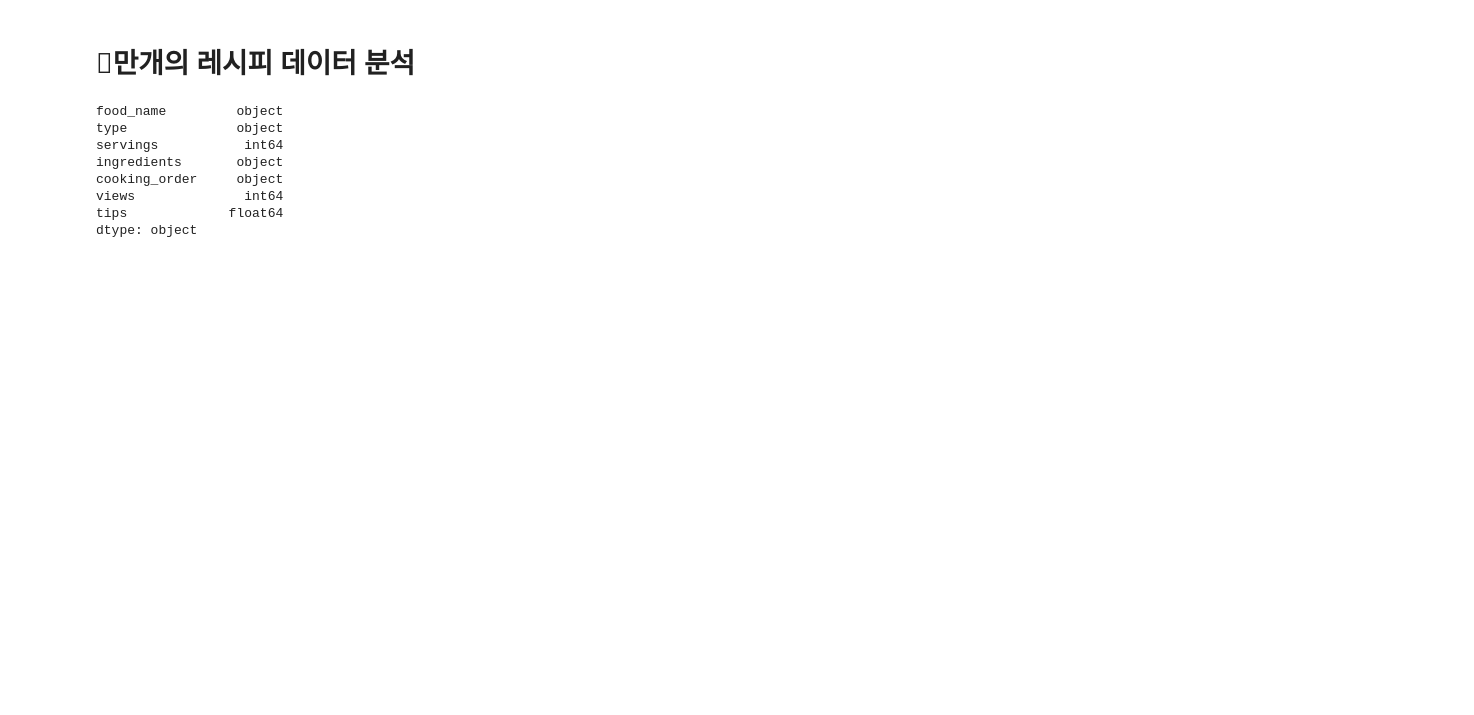
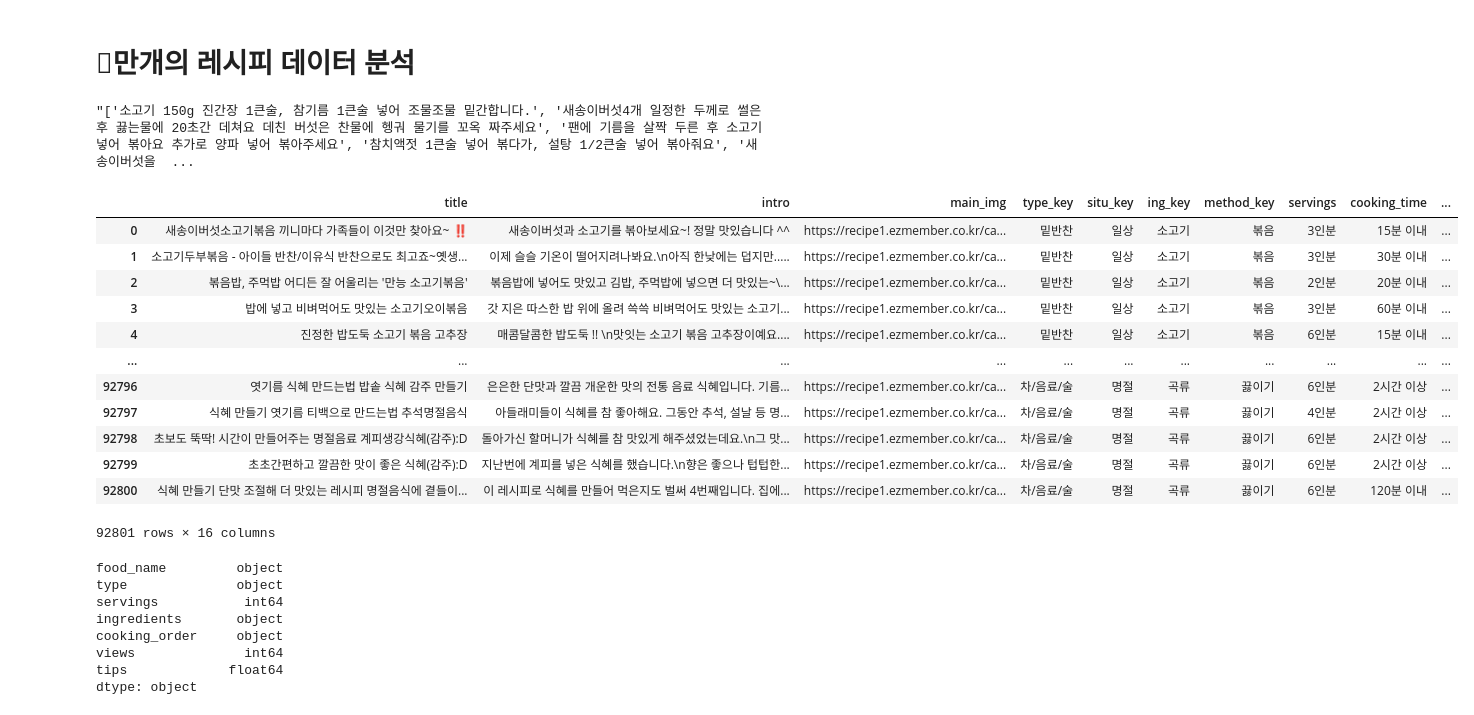
Before and after one commit to tasty-savings/ts-ai, a Jupyter notebook: data/analysis/10000_analysis.ipynb, the cells around one changed output. Cells and saved outputs as stored; diff of their text form; code cells hidden in the pictures; blank space fills up the shorter version.

```diff
--- a/data/analysis/10000_analysis.ipynb
+++ b/data/analysis/10000_analysis.ipynb
@@ -3,3 +3,28 @@
+# %%
+import pandas as pd
+import ast
+
+# CSV 파일 읽기
+df = pd.read_csv('../result/10000recipe_all.csv')
+df['cooking_order'][0]
+# %% [output]
+"['소고기 150g 진간장 1큰술, 참기름 1큰술 넣어 조물조물 밑간합니다.', '새송이버섯4개 일정한 두께로 썰은 후 끓는물에 20초간 데쳐요 데친 버섯은 찬물에 헹궈 물기를 꼬옥 짜주세요', '팬에 기름을 살짝 두른 후 소고기 넣어 볶아요 추가로 양파 넣어 볶아주세요', '참치액젓 1큰술 넣어 볶다가, 설탕 1/2큰술 넣어 볶아줘요', '새송이버섯을  ...
+# %%
+df
+# %% [output]
+|  | title | intro | main_img | type_key | situ_key | ing_key | method_key | servings | cooking_time | ... |
+| 0 | 새송이버섯소고기볶음 끼니마다 가족들이 이것만 찾아요~ ‼️ | 새송이버섯과 소고기를 볶아보세요~! 정말 맛있습니다 ^^ | https://recipe1.ezmember.co.kr/ca... | 밑반찬 | 일상 | 소고기 | 볶음 | 3인분 | 15분 이내 | ... |
+| 1 | 소고기두부볶음 - 아이들 반찬/이유식 반찬으로도 최고죠~옛생... | 이제 슬슬 기온이 떨어지려나봐요.\n아직 한낮에는 덥지만..... | https://recipe1.ezmember.co.kr/ca... | 밑반찬 | 일상 | 소고기 | 볶음 | 3인분 | 30분 이내 | ... |
+| 2 | 볶음밥, 주먹밥 어디든 잘 어울리는 '만능 소고기볶음' | 볶음밥에 넣어도 맛있고 김밥, 주먹밥에 넣으면 더 맛있는~\... | https://recipe1.ezmember.co.kr/ca... | 밑반찬 | 일상 | 소고기 | 볶음 | 2인분 | 20분 이내 | ... |
+| 3 | 밥에 넣고 비벼먹어도 맛있는 소고기오이볶음 | 갓 지은 따스한 밥 위에 올려 쓱쓱 비벼먹어도 맛있는 소고기... | https://recipe1.ezmember.co.kr/ca... | 밑반찬 | 일상 | 소고기 | 볶음 | 3인분 | 60분 이내 | ... |
+| 4 | 진정한 밥도둑 소고기 볶음 고추장 | 매콤달콤한 밥도둑 !! \n맛잇는 소고기 볶음 고추장이예요.... | https://recipe1.ezmember.co.kr/ca... | 밑반찬 | 일상 | 소고기 | 볶음 | 6인분 | 15분 이내 | ... |
+| ... | ... | ... | ... | ... | ... | ... | ... | ... | ... | ... |
+| 92796 | 엿기름 식혜 만드는법 밥솥 식혜 감주 만들기 | 은은한 단맛과 깔끔 개운한 맛의 전통 음료 식혜입니다. 기름... | https://recipe1.ezmember.co.kr/ca... | 차/음료/술 | 명절 | 곡류 | 끓이기 | 6인분 | 2시간 이상 | ... |
+| 92797 | 식혜 만들기 엿기름 티백으로 만드는법 추석명절음식 | 아들래미들이 식혜를 참 좋아해요. 그동안 추석, 설날 등 명... | https://recipe1.ezmember.co.kr/ca... | 차/음료/술 | 명절 | 곡류 | 끓이기 | 4인분 | 2시간 이상 | ... |
+| 92798 | 초보도 뚝딱! 시간이 만들어주는 명절음료 계피생강식혜(감주):D | 돌아가신 할머니가 식혜를 참 맛있게 해주셨었는데요.\n그 맛... | https://recipe1.ezmember.co.kr/ca... | 차/음료/술 | 명절 | 곡류 | 끓이기 | 6인분 | 2시간 이상 | ... |
+| 92799 | 초초간편하고 깔끔한 맛이 좋은 식혜(감주):D | 지난번에 계피를 넣은 식혜를 했습니다.\n향은 좋으나 텁텁한... | https://recipe1.ezmember.co.kr/ca... | 차/음료/술 | 명절 | 곡류 | 끓이기 | 6인분 | 2시간 이상 | ... |
+| 92800 | 식혜 만들기 단맛 조절해 더 맛있는 레시피 명절음식에 곁들이... | 이 레시피로 식혜를 만들어 먹은지도 벌써 4번째입니다. 집에... | https://recipe1.ezmember.co.kr/ca... | 차/음료/술 | 명절 | 곡류 | 끓이기 | 6인분 | 120분 이내 | ... |
+92801 rows × 16 columns
 # %%
 import pandas as pd
 import ast
```
Also changed, not shown: 13 other files.
